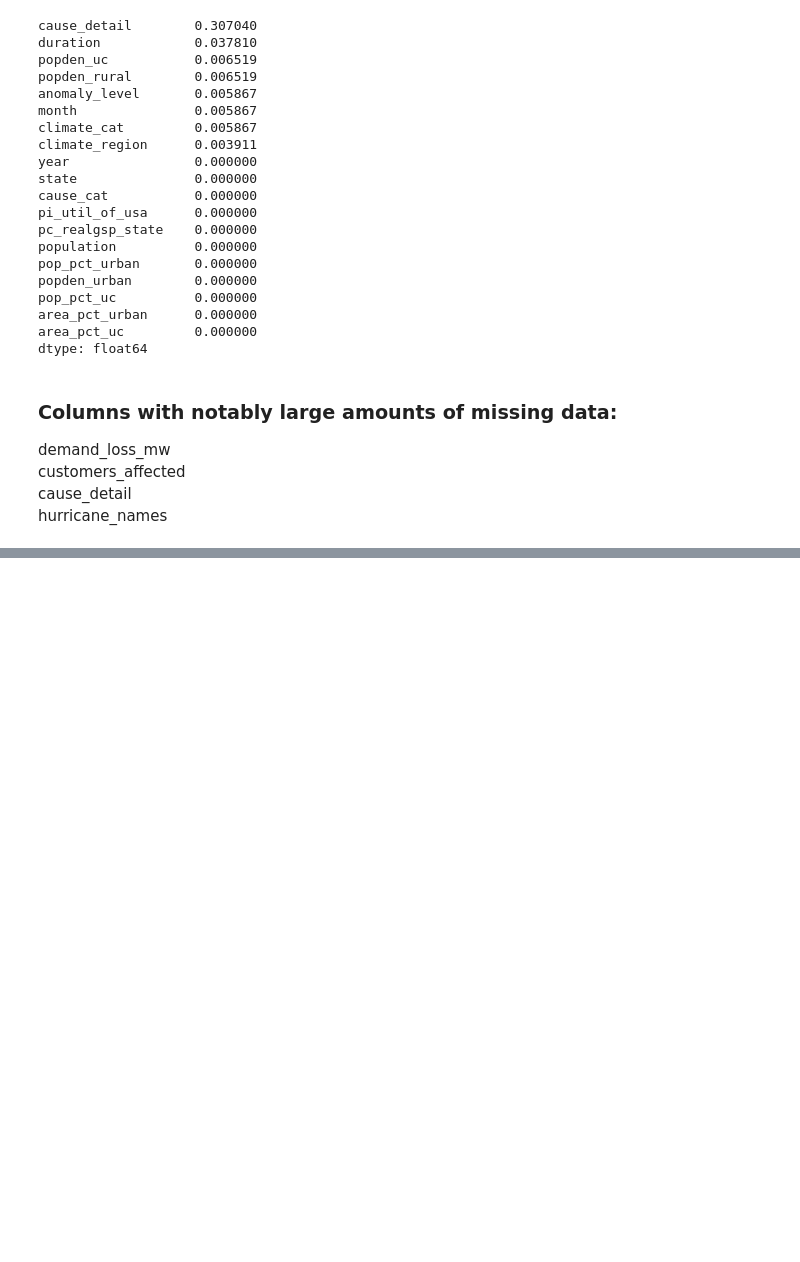
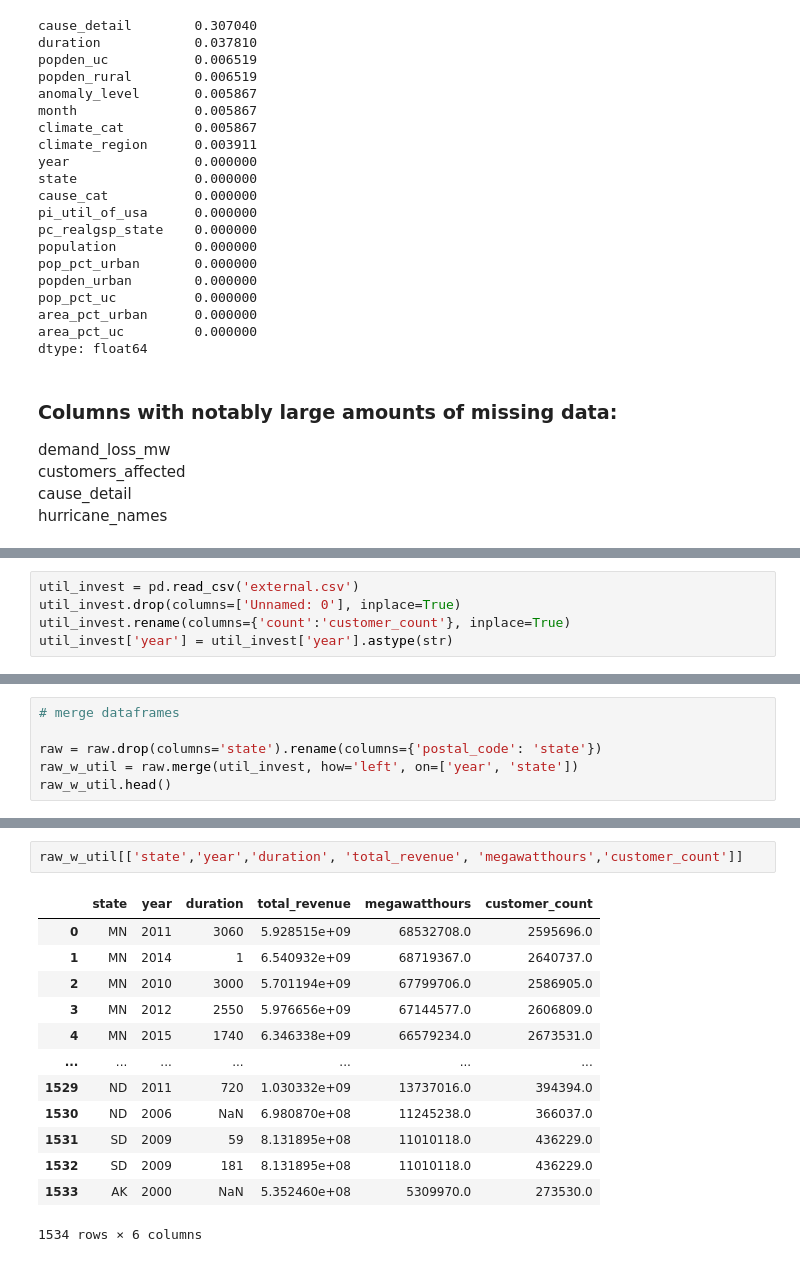
Before and after one commit to rcwoshimao/infrastructure-resilience-analysis, a Jupyter notebook: step4_hypothesis_testing.ipynb, the cells around one changed output, grey strips where cells are left out. Saved outputs shown, nothing was run; the diff lists cells and outputs as text; blank space fills up the shorter version.

```diff
--- a/step4_hypothesis_testing.ipynb
+++ b/step4_hypothesis_testing.ipynb
@@ -348,0 +529,5 @@ hurricane_names
+# %%
+util_invest = pd.read_csv('external.csv')
+util_invest.drop(columns=['Unnamed: 0'], inplace=True)
+util_invest.rename(columns={'count':'customer_count'}, inplace=True)
+util_invest['year'] = util_invest['year'].astype(str)
@@ -348,0 +543,6 @@ hurricane_names
+# %%
+# merge dataframes
+
+raw = raw.drop(columns='state').rename(columns={'postal_code': 'state'})
+raw_w_util = raw.merge(util_invest, how='left', on=['year', 'state'])
+raw_w_util.head()
@@ -348,0 +557,16 @@ hurricane_names
+# %%
+raw_w_util[['state','year','duration', 'total_revenue', 'megawatthours','customer_count']]
+# %% [output]
+|  | state | year | duration | total_revenue | megawatthours | customer_count |
+| 0 | MN | 2011 | 3060 | 5.928515e+09 | 68532708.0 | 2595696.0 |
+| 1 | MN | 2014 | 1 | 6.540932e+09 | 68719367.0 | 2640737.0 |
+| 2 | MN | 2010 | 3000 | 5.701194e+09 | 67799706.0 | 2586905.0 |
+| 3 | MN | 2012 | 2550 | 5.976656e+09 | 67144577.0 | 2606809.0 |
+| 4 | MN | 2015 | 1740 | 6.346338e+09 | 66579234.0 | 2673531.0 |
+| ... | ... | ... | ... | ... | ... | ... |
+| 1529 | ND | 2011 | 720 | 1.030332e+09 | 13737016.0 | 394394.0 |
+| 1530 | ND | 2006 | NaN | 6.980870e+08 | 11245238.0 | 366037.0 |
+| 1531 | SD | 2009 | 59 | 8.131895e+08 | 11010118.0 | 436229.0 |
+| 1532 | SD | 2009 | 181 | 8.131895e+08 | 11010118.0 | 436229.0 |
+| 1533 | AK | 2000 | NaN | 5.352460e+08 | 5309970.0 | 273530.0 |
+1534 rows × 6 columns
```
Also changed, not shown: parts of 25 cells of this notebook, 1 other file.
